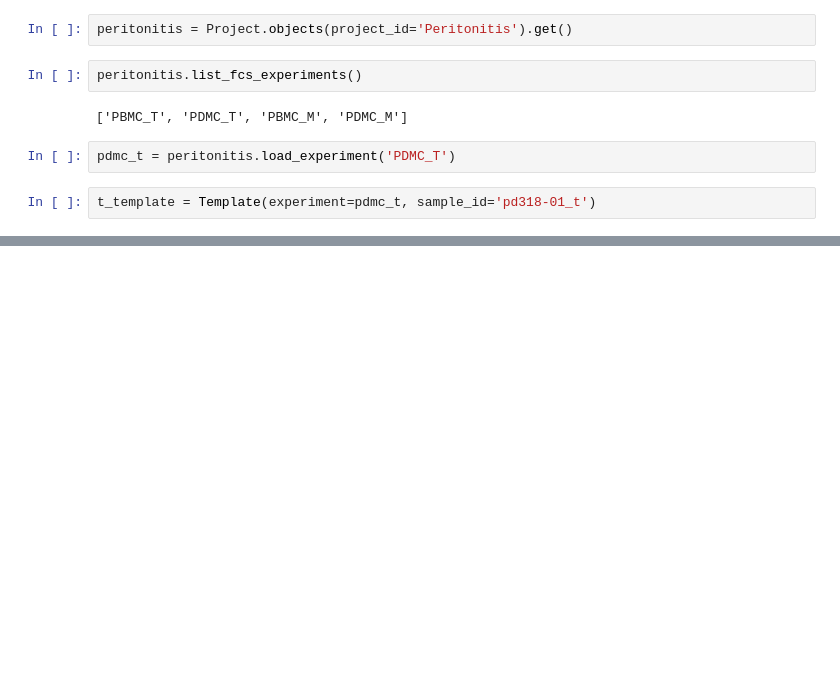
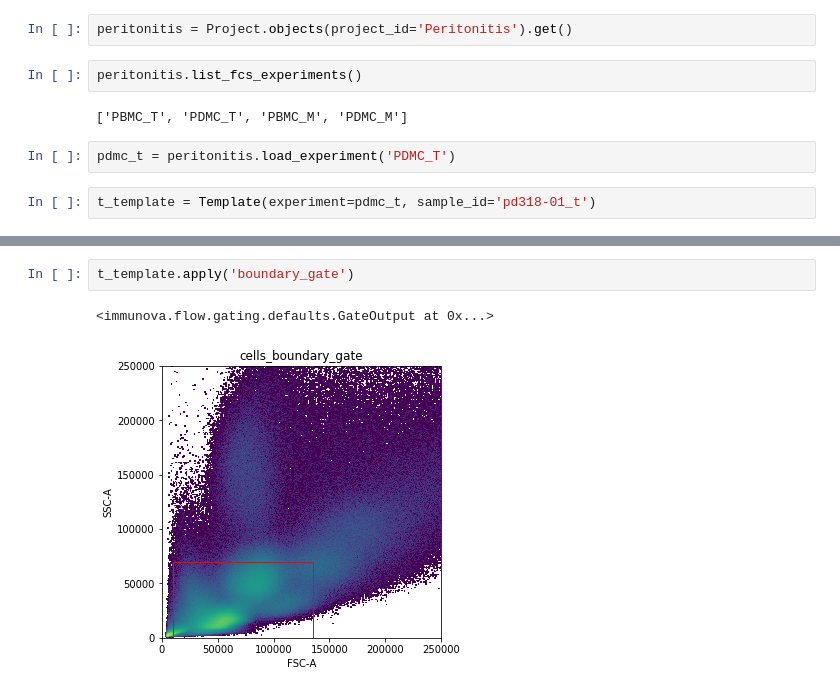
Before and after one commit to burtonrj/CytoPy, a Jupyter notebook: Automated_Gating_2.ipynb, the cells around one changed output, grey strips where cells are left out. Cells and saved outputs as stored; diff of their text form; blank space fills up the shorter version.

```diff
--- a/Automated_Gating_2.ipynb
+++ b/Automated_Gating_2.ipynb
@@ -27,0 +35,5 @@ TypeError: unhashable type: 'dict'
+# %%
+t_template.apply('boundary_gate')
+# %% [output]
+<immunova.flow.gating.defaults.GateOutput at 0x...>
+[figure, added]
```
Also changed, not shown: parts of 30 cells of this notebook, 5 other files.
